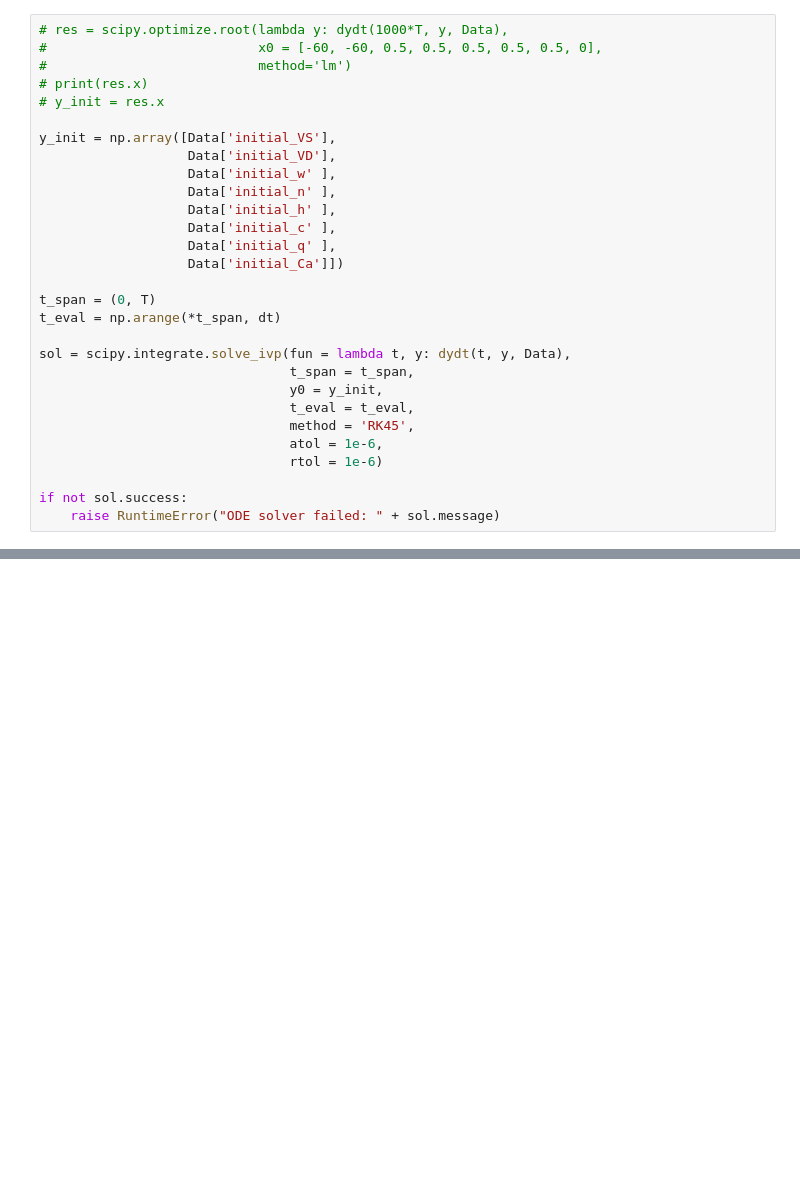
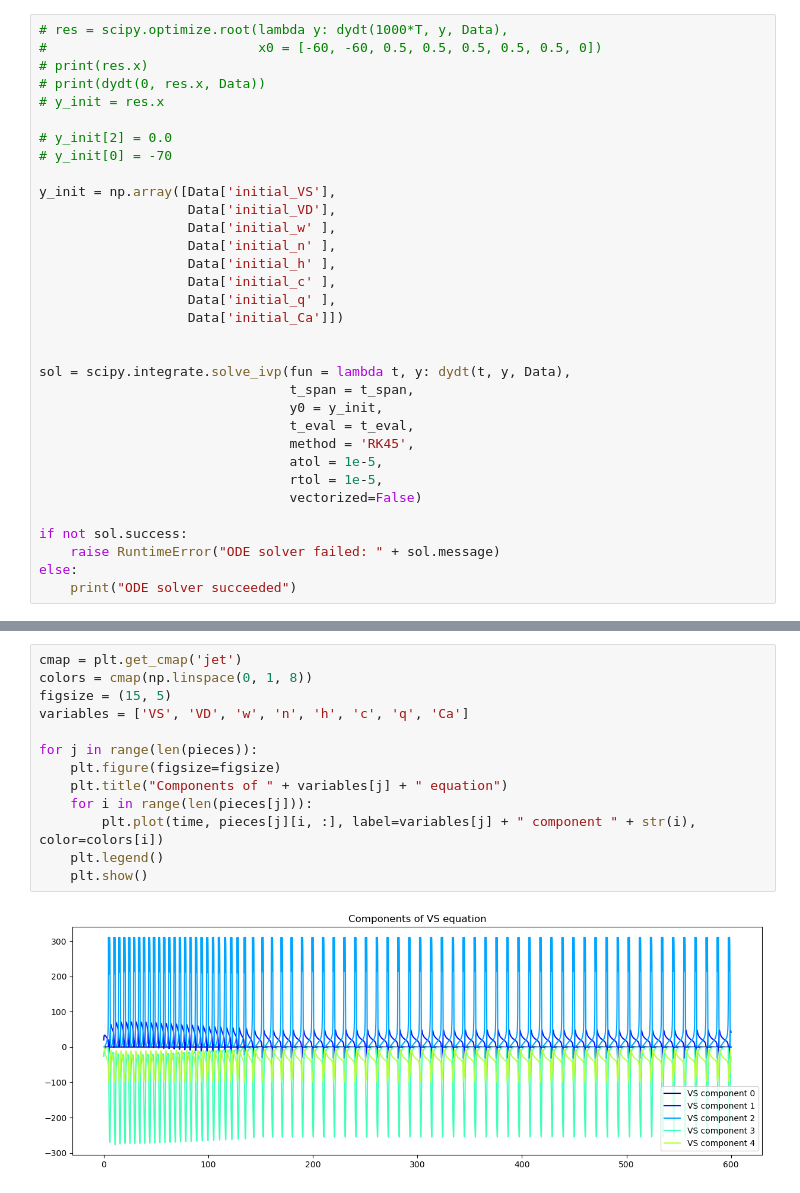
Before and after one commit to tommasovanini/Project3, a Jupyter notebook: main.ipynb, the cells around one changed output, grey strips where cells are left out. Saved outputs shown, nothing was run; the diff lists cells and outputs as text; blank space fills up the shorter version.

```diff
--- a/main.ipynb
+++ b/main.ipynb
@@ -11,9 +16,12 @@ dt = 0.01
 # %%
 # res = scipy.optimize.root(lambda y: dydt(1000*T, y, Data),
-#                           x0 = [-60, -60, 0.5, 0.5, 0.5, 0.5, 0.5, 0],
-#                           method='lm')
+#                           x0 = [-60, -60, 0.5, 0.5, 0.5, 0.5, 0.5, 0])
 # print(res.x)
+# print(dydt(0, res.x, Data))
 # y_init = res.x
+
+# y_init[2] = 0.0
+# y_init[0] = -70
 
 y_init = np.array([Data['initial_VS'],
                    Data['initial_VD'],
@@ -24,17 +32,18 @@ y_init = np.array([Data['initial_VS'],
                    Data['initial_q' ],
                    Data['initial_Ca']])
 
-t_span = (0, T)
-t_eval = np.arange(*t_span, dt)
 
 sol = scipy.integrate.solve_ivp(fun = lambda t, y: dydt(t, y, Data),
                                 t_span = t_span,
                                 y0 = y_init,
                                 t_eval = t_eval,
                                 method = 'RK45',
-                                atol = 1e-6,
-                                rtol = 1e-6)
+                                atol = 1e-5,
+                                rtol = 1e-5,
+                                vectorized=False)
 
 if not sol.success:
     raise RuntimeError("ODE solver failed: " + sol.message)
+else:
+    print("ODE solver succeeded")
 # %% [output]
@@ -57,0 +67,15 @@ if not sol.success:
+# %%
+cmap = plt.get_cmap('jet')
+colors = cmap(np.linspace(0, 1, 8))
+figsize = (15, 5)
+variables = ['VS', 'VD', 'w', 'n', 'h', 'c', 'q', 'Ca']
+
+for j in range(len(pieces)):
+    plt.figure(figsize=figsize)
+    plt.title("Components of " + variables[j] + " equation")
+    for i in range(len(pieces[j])):
+        plt.plot(time, pieces[j][i, :], label=variables[j] + " component " + str(i), color=colors[i])
+    plt.legend()
+    plt.show()
+# %% [output]
+[figure, added]
```
Also changed, not shown: parts of 10 cells of this notebook, 3 other files.
